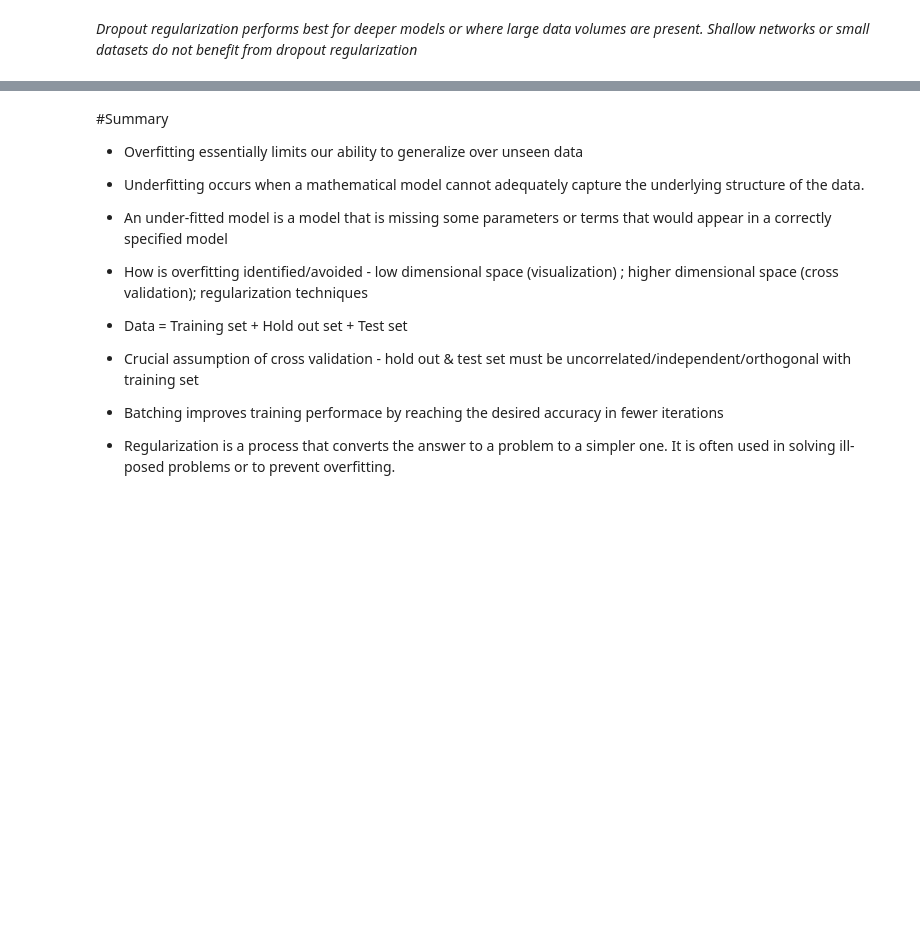
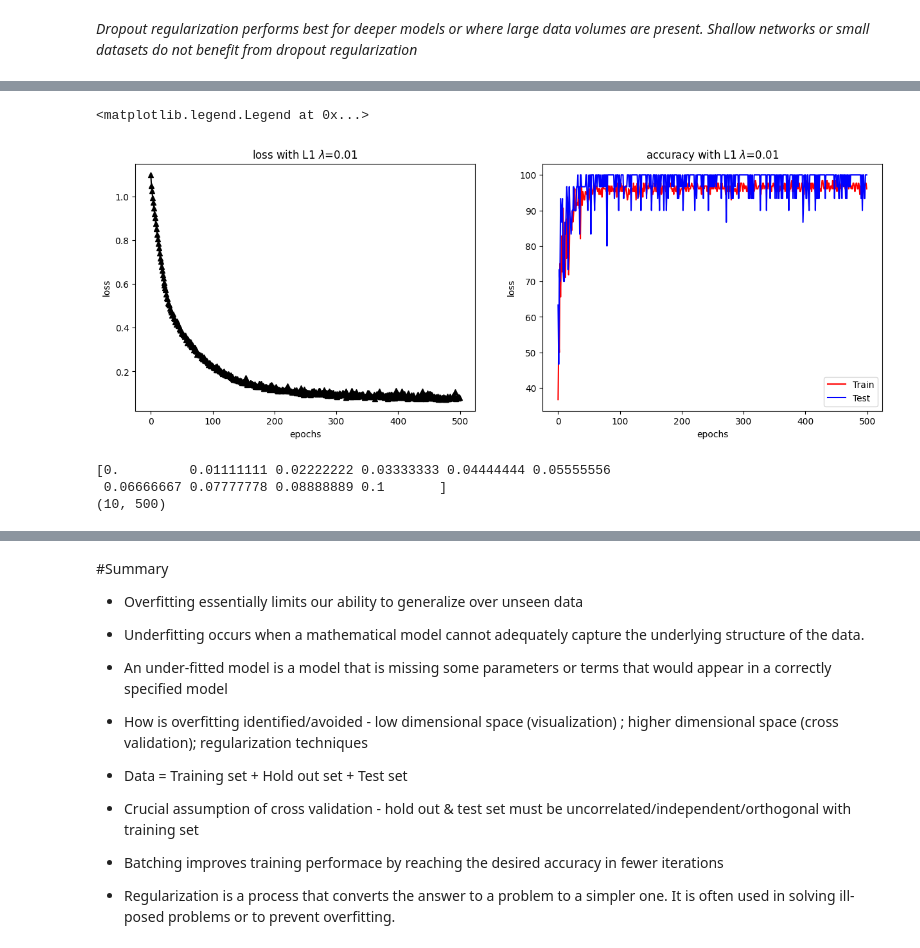
Before and after one commit to taruvaid/Fourier-Neural-Operators, a Jupyter notebook: Neural_Nets_Overfitting_&_Regularlization.ipynb, the cells around one changed output, grey strips where cells are left out. Cells and saved outputs as stored; diff of their text form; code cells hidden in the pictures; blank space fills up the shorter version.

```diff
--- a/Neural_Nets_Overfitting_&_Regularlization.ipynb
+++ b/Neural_Nets_Overfitting_&_Regularlization.ipynb
@@ -988,0 +1193,3 @@ Text(0, 0.5, 'Train-test difference (acc%)')
+# %%
+L2lambda = 0
+model,lossfun,optimizer = createModel(L2lambda)
@@ -988,0 +1269,42 @@ Text(0, 0.5, 'Train-test difference (acc%)')
+# %%
+L2lambda = 0
+numepochs = 500
+L1lambda = 0.01
+
+model,lossfun,optimizer = createModel(L2lambda)
+trainAcc, testAcc,losses  = modelTraining(model,lossfun,optimizer,train_dldr,test_dldr,L1lambda)
+# %%
+fig, ax = plt.subplots(1,2,figsize = (15,5))
+
+ax[0].plot(losses,"k^-")
+ax[0].set_xlabel("epochs")
+ax[0].set_ylabel("loss")
+ax[0].set_title("loss with L1 $\lambda$="+str(L1lambda))
+
+ax[1].plot(trainAcc,"r-")
+ax[1].plot(testAcc,"b-")
+ax[1].set_xlabel("epochs")
+ax[1].set_ylabel("loss")
+ax[1].set_title("accuracy with L1 $\lambda$="+str(L1lambda))
+ax[1].legend(["Train","Test"])
+# %% [output]
+<matplotlib.legend.Legend at 0x...>
+[figure, added]
+# %%
+l1lambdas = np.linspace(0,0.1,10)
+print(l1lambdas)
+
+numepochs = 500
+trainAcc = np.zeros((len(l1lambdas),numepochs))
+testAcc = np.zeros((len(l1lambdas),numepochs))
+losses = np.zeros((len(l1lambdas),numepochs))
+print(trainAcc.shape)
+
+for li,L1lambda in enumerate(l1lambdas):
+  model,lossfun,optimizer = createModel(0)
+  x,y,z = modelTraining(model,lossfun,optimizer,train_dldr,test_dldr,L1lambda)
+  trainAcc[li,:], testAcc[li,:], losses[li,:] = x,y,z
+# %% [output]
+[0.         0.01111111 0.02222222 0.03333333 0.04444444 0.05555556
+ 0.06666667 0.07777778 0.08888889 0.1       ]
+(10, 500)
```
Also changed, not shown: parts of 16 cells of this notebook.
